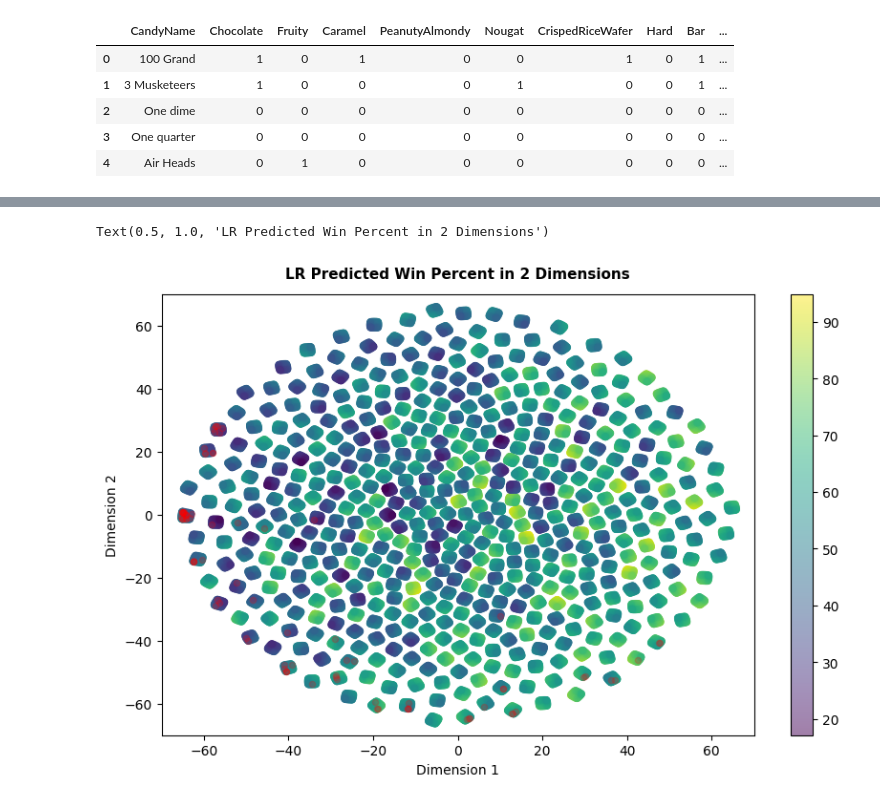
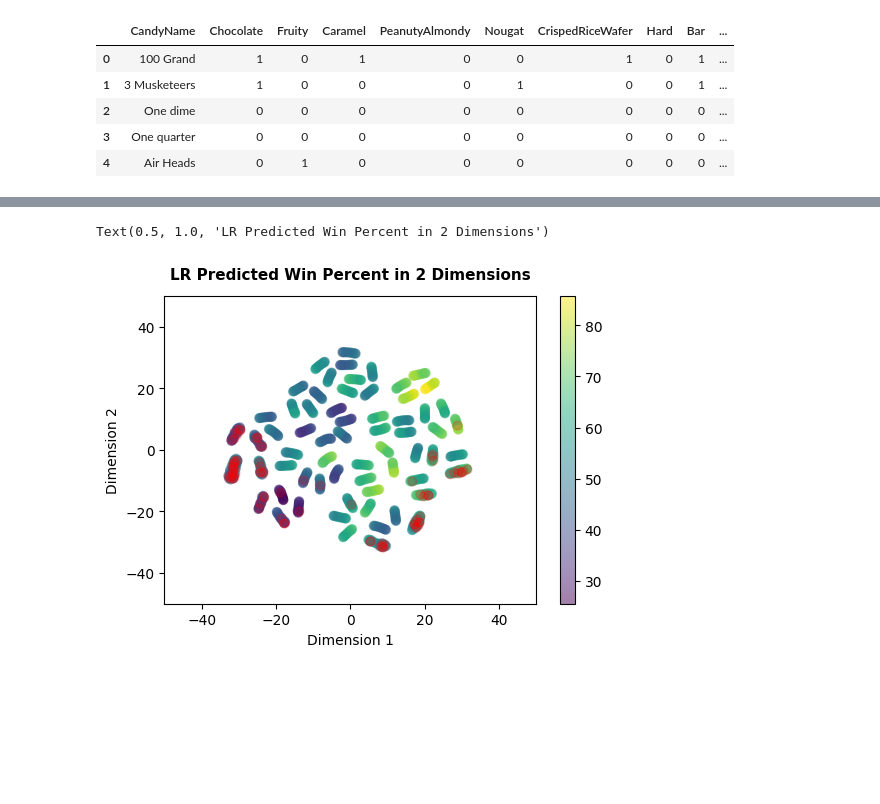
Before and after one commit to Sanchit2798/candy-case-study, a Jupyter notebook: notebooks/04_recommendation.ipynb, the cells around one changed output, grey strips where cells are left out. Cells and saved outputs as stored; diff of their text form; code cells hidden in the pictures; blank space fills up the shorter version.

```diff
--- a/notebooks/04_recommendation.ipynb
+++ b/notebooks/04_recommendation.ipynb
@@ -199,0 +251,3 @@ swarm_grid(design_space, binary_columns, 'LR_Pred_WinPercent',
+# %%
+exploitation_df = design_space.sort_values(by='GPR_Pred_Rank').head(1)
+exploitation_df
@@ -206,6 +277,6 @@ df.loc[:, 'GPR_Pred_WinPercent'], df.loc[:,'GPR_Pred_WinPercent_Std'] = MlModelP
                            gpr_model_experiment.standard_scaler, return_std=True)
 merged_df = pd.concat([df, design_space], ignore_index=True)
 # %%
-merged_df = TSNEVisualiser().fit_data(merged_df, Features)
+merged_df = TSNEVisualiser().fit_data(merged_df, SelectedFeatures)
 # %% [output]
 [t-SNE] Computing 91 nearest neighbors...
@@ -278,0 +357,30 @@ Text(0.5, 1.0, 'GPR Predicted Win Percent in 2 Dimensions')
+# %%
+fig, ax = plt.subplots(figsize=(6,4))
+sc = ax.scatter(
+    merged_df['projection_x'],
+    merged_df['projection_y'],
+    c=merged_df['GPR_Pred_WinPercent_Std'],
+    cmap='viridis',
+    alpha=0.5,
+    s=40,
+    label = 'Design Space'
+)
+
+ax.scatter(
+    merged_df[merged_df['source'] == 'exp_data']['projection_x'],
+    merged_df[merged_df['source'] == 'exp_data']['projection_y'],
+    color='red',
+    alpha=0.2,
+    s=40,
+    label = 'Experimental Data'
+)
+
+cbar = plt.colorbar(sc, ax=ax)
+cbar.set_label('GRP Predicted WinPercent std')
+# # Labels and limits
+ax.set_xlabel('Dimension 1')
+ax.set_ylabel('Dimension 2')
+ax.set_xlim(-50, 50)
+ax.set_ylim(-50, 50)
+ax.legend(loc='upper right')
+ax.set_title(f"GPR Predicted Win Percent in 2 Dimensions", fontweight="bold", fontsize=11, pad=12)
@@ -279,30 +390,30 @@ Text(0.5, 1.0, 'GPR Predicted Win Percent in 2 Dimensions')
 # %%
-fig, ax = plt.subplots(figsize=(10,6))
+fig, ax = plt.subplots(figsize=(6,4))
 sc = ax.scatter(
     merged_df['projection_x'],
     merged_df['projection_y'],
     c=merged_df['LR_Pred_WinPercent'],
     cmap='viridis',
     alpha=0.5,
-    s=20
+    s=40
 )
 
 ax.scatter(
     merged_df[merged_df['source'] == 'exp_data']['projection_x'],
     merged_df[merged_df['source'] == 'exp_data']['projection_y'],
     color='red',
     alpha=0.2,
-    s=20,
+    s=40,
 )
 cbar.set_label('LR Predicted WinPercent')
 cbar = plt.colorbar(sc, ax=ax)
 # # Labels and limits
 ax.set_xlabel('Dimension 1')
 ax.set_ylabel('Dimension 2')
-ax.set_xlim(-70, 70)
-ax.set_ylim(-70, 70)
+ax.set_xlim(-50, 50)
+ax.set_ylim(-50, 50)
 ax.set_title(f"LR Predicted Win Percent in 2 Dimensions", fontweight="bold", fontsize=11, pad=12)
 # %% [output]
 Text(0.5, 1.0, 'LR Predicted Win Percent in 2 Dimensions')
-[figure, old version]
+[figure, new version]
 # %%
```
Also changed, not shown: parts of 27 cells of this notebook, 18 other files.
